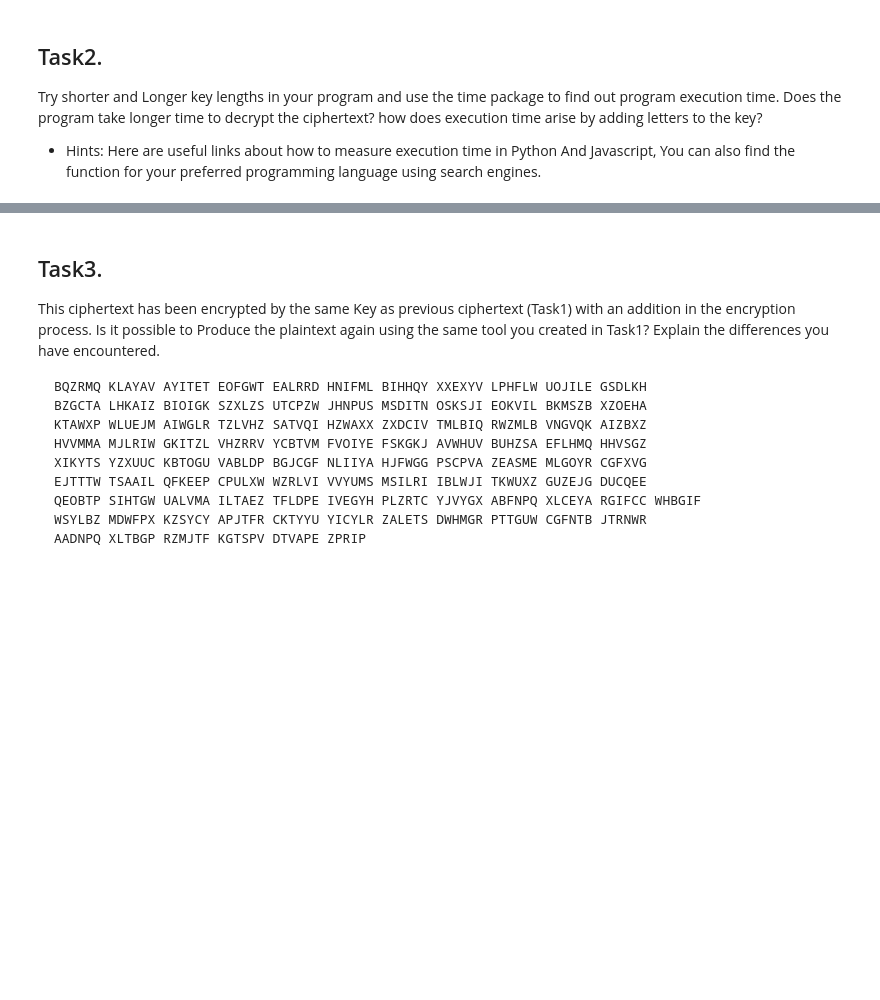
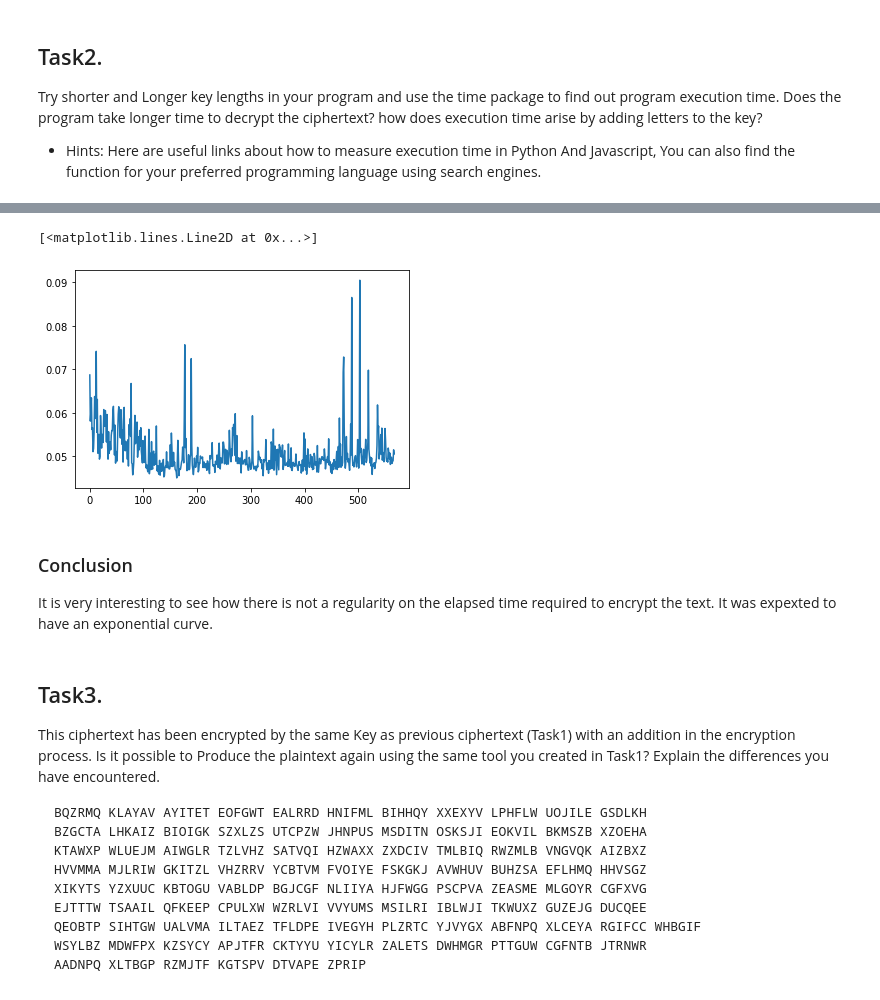
Before and after one commit to asahicantu/uis, a Jupyter notebook: DAT510-NetworkSecurity/Assignments/Assignment1.ipynb, the cells around one changed output, grey strips where cells are left out. Cells and saved outputs as stored; diff of their text form; code cells hidden in the pictures; blank space fills up the shorter version.

```diff
--- a/DAT510-NetworkSecurity/Assignments/Assignment1.ipynb
+++ b/DAT510-NetworkSecurity/Assignments/Assignment1.ipynb
@@ -406,4 +418,5 @@ Knowing that the first index at which key is  'ybdlaekc' is in position 7, means
 # %%
 candidate_key = 'bdlaekcy'
-crypt(candidate_key,cryptoText,encrypt=False)
+decrpypted_text = crypt(candidate_key,cryptoText,encrypt=False)
+print(decrpypted_text)
 # %% [output]
@@ -459,3 +437,19 @@ also find the function for your preferred programming language using search engi
+# %%
+import timeit
+import random
+time_measure = {}
+key = ''
+alphabet = [chr(i+97) for i in range(26)]
+for i in range(len(decrpypted_text)):
+    key += alphabet[ random.randint(0,25) ]
+    time_measure[i] = timeit.timeit('crypt(key,decrpypted_text,encrypt=True)', number=100,globals=globals())
+plt.plot(time_measure.keys(),time_measure.values())
+# %% [output]
+[<matplotlib.lines.Line2D at 0x...>]
+[figure, added]
+# %% [markdown]
+### Conclusion
+It is very interesting to see how there is not a regularity on the elapsed time required to encrypt the text. It was expexted to have an exponential curve.
 # %% [markdown]
 ## Task3.
 This ciphertext has been encrypted by the same Key as previous ciphertext (Task1) with an addition in the encryption process. Is it possible to Produce the plaintext again using the same tool you created in Task1? Explain the differences you have encountered.
```
Also changed, not shown: parts of 17 cells of this notebook, 2 other files.
